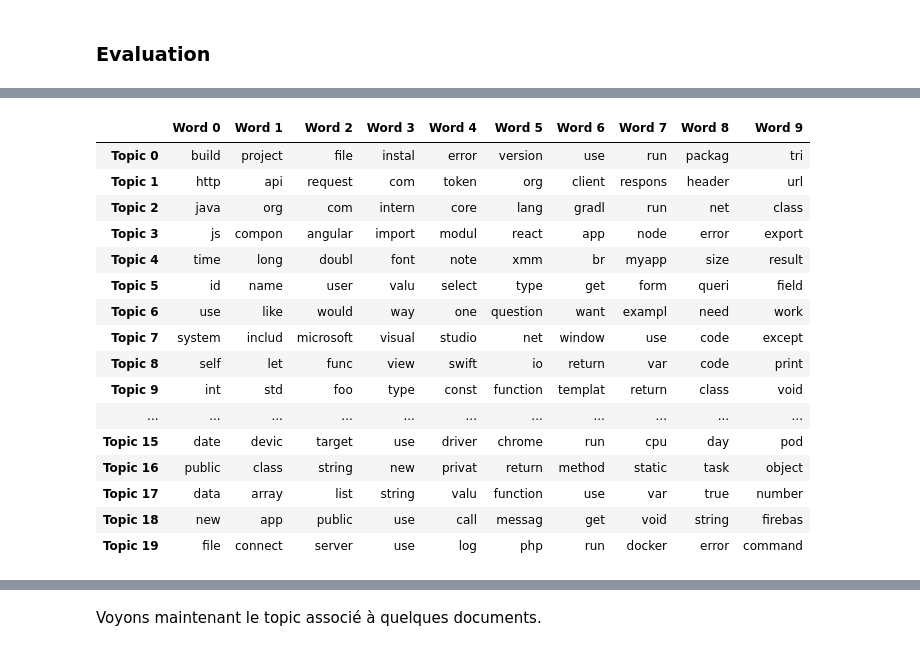
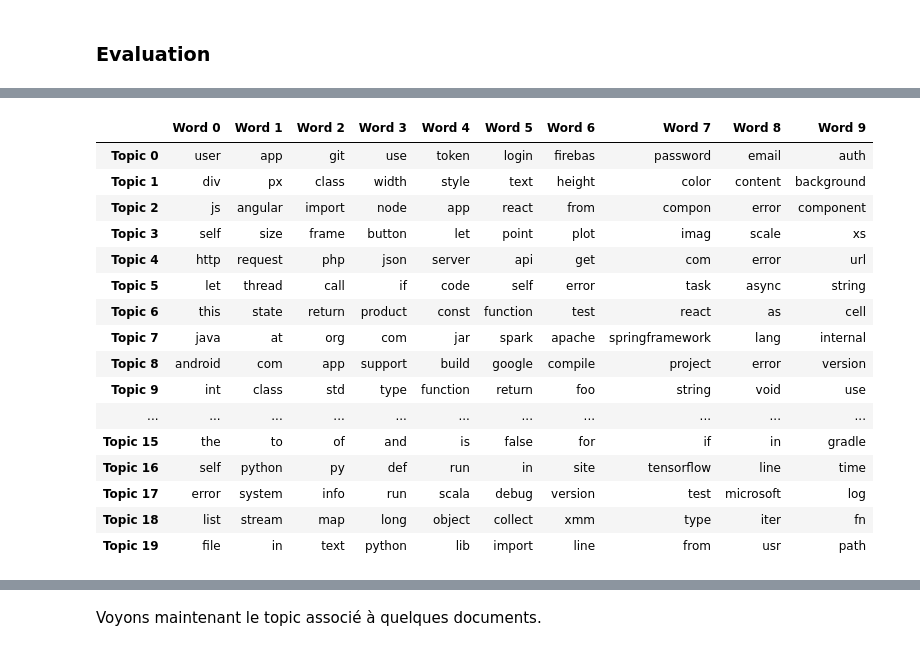
Before and after one commit to makboulhoussen/projet6, a Jupyter notebook: SOF_Tags_UnsupervisedMethod.ipynb, the cells around one changed output, grey strips where cells are left out. Drawn from its saved outputs; the diff is of its cells as text; code cells hidden in the pictures.

```diff
--- a/SOF_Tags_UnsupervisedMethod.ipynb
+++ b/SOF_Tags_UnsupervisedMethod.ipynb
@@ -173,5 +164,5 @@ Pour celà nous allons utiliser la modélisation **Bag of Words** qui va donner
 # %%
-cv = CountVectorizer(min_df=5, max_df=0.95, max_features=1700)
+cv = CountVectorizer(min_df=5, max_df=0.95)
 data_vectorized = cv.fit_transform(x_train_text)
 cv_matrix = data_vectorized.toarray()
 cv_matrix.shape
@@ -182,6 +173,6 @@ Voyons à quoi ressemble notre matrice.
 # %%
 #get all unique words in the corpus
-vocab = cv.get_feature_names()
+tf_feature_names = cv.get_feature_names()
 # show document feature vectors
-pd.DataFrame(cv_matrix, columns=vocab).head()
+pd.DataFrame(cv_matrix, columns=tf_feature_names).head()
 # %% [output]
@@ -240,6 +233,7 @@ Sparsicity:  2.91 %
 # %%
 # Define Search Param
-search_params = {'n_components': [10, 20, 30, 50 ], 'learning_method':['batch'], 'max_iter':[10]}
+search_params = {'n_components': [10, 20, 30, 50, 70, 100 ], 'learning_method':['batch'], 'max_iter':[10]}
+#search_params = {'n_components': [20 ], 'learning_method':['batch'], 'max_iter':[10]}
 
 # Init the Model
 lda = LatentDirichletAllocation()
@@ -313,35 +322,35 @@ df_topic_keywords.head()
 # %%
-# Show top n keywords for each topic
-def show_topics(feature_names, lda_model, n_words=20):
+# Méthode qui retourne pour chacun des topics le top "n_words" mots
+def show_topics(feature_names, tp_model, n_words=20):
     keywords = np.array(feature_names)
     topic_keywords = []
-    for topic_weights in lda_model.components_:
+    for topic_weights in tp_model.components_:
         top_keyword_locs = (-topic_weights).argsort()[:n_words]
         topic_keywords.append(keywords.take(top_keyword_locs))
     return topic_keywords
 # %%
-topic_keywords = show_topics(vocab, best_lda_model, n_words=10)
+topic_keywords = show_topics(tf_feature_names, best_lda_model, n_words=10)
 
 # Topic - Keywords Dataframe
 df_topic_keywords = pd.DataFrame(topic_keywords)
 df_topic_keywords.columns = ['Word '+str(i) for i in range(df_topic_keywords.shape[1])]
 df_topic_keywords.index = ['Topic '+str(i) for i in range(df_topic_keywords.shape[0])]
 df_topic_keywords
 # %% [output]
 |  | Word 0 | Word 1 | Word 2 | Word 3 | Word 4 | Word 5 | Word 6 | Word 7 | Word 8 | Word 9 |
-| Topic 0 | build | project | file | instal | error | version | use | run | packag | tri |
-| Topic 1 | http | api | request | com | token | org | client | respons | header | url |
-| Topic 2 | java | org | com | intern | core | lang | gradl | run | net | class |
-| Topic 3 | js | compon | angular | import | modul | react | app | node | error | export |
-| Topic 4 | time | long | doubl | font | note | xmm | br | myapp | size | result |
-| Topic 5 | id | name | user | valu | select | type | get | form | queri | field |
-| Topic 6 | use | like | would | way | one | question | want | exampl | need | work |
-| Topic 7 | system | includ | microsoft | visual | studio | net | window | use | code | except |
-| Topic 8 | self | let | func | view | swift | io | return | var | code | print |
-| Topic 9 | int | std | foo | type | const | function | templat | return | class | void |
+| Topic 0 | user | app | git | use | token | login | firebas | password | email | auth |
+| Topic 1 | div | px | class | width | style | text | height | color | content | background |
+| Topic 2 | js | angular | import | node | app | react | from | compon | error | component |
+| Topic 3 | self | size | frame | button | let | point | plot | imag | scale | xs |
+| Topic 4 | http | request | php | json | server | api | get | com | error | url |
+| Topic 5 | let | thread | call | if | code | self | error | task | async | string |
+| Topic 6 | this | state | return | product | const | function | test | react | as | cell |
+| Topic 7 | java | at | org | com | jar | spark | apache | springframework | lang | internal |
+| Topic 8 | android | com | app | support | build | google | compile | project | error | version |
+| Topic 9 | int | class | std | type | function | return | foo | string | void | use |
 | ... | ... | ... | ... | ... | ... | ... | ... | ... | ... | ... |
-| Topic 15 | date | devic | target | use | driver | chrome | run | cpu | day | pod |
-| Topic 16 | public | class | string | new | privat | return | method | static | task | object |
-| Topic 17 | data | array | list | string | valu | function | use | var | true | number |
-| Topic 18 | new | app | public | use | call | messag | get | void | string | firebas |
-| Topic 19 | file | connect | server | use | log | php | run | docker | error | command |
+| Topic 15 | the | to | of | and | is | false | for | if | in | gradle |
+| Topic 16 | self | python | py | def | run | in | site | tensorflow | line | time |
+| Topic 17 | error | system | info | run | scala | debug | version | test | microsoft | log |
+| Topic 18 | list | stream | map | long | object | collect | xmm | type | iter | fn |
+| Topic 19 | file | in | text | python | lib | import | line | from | usr | path |
```
Also changed, not shown: parts of 126 cells of this notebook, 1 other file.
